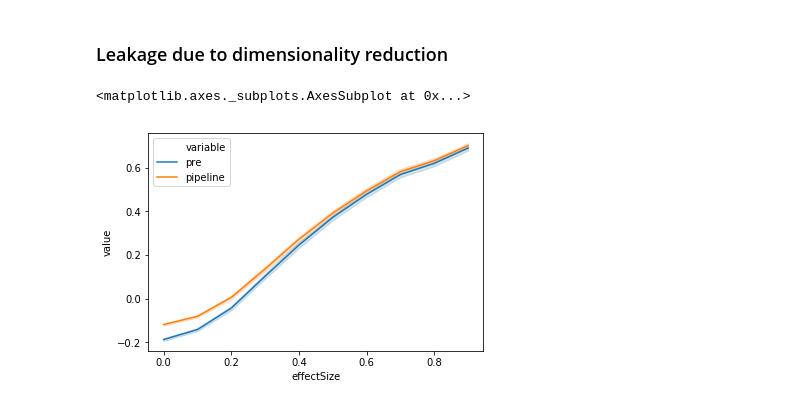
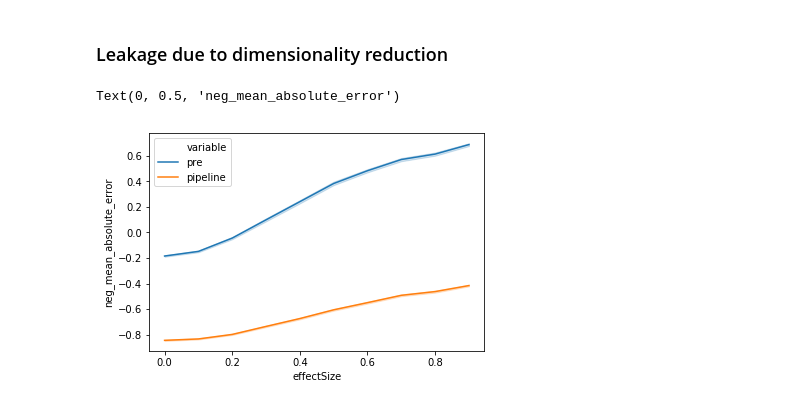
Before and after one commit to poldrack/PredictionCV, a Jupyter notebook: PredictionPaperFigures.ipynb, the cells around one changed output. Cells and saved outputs as stored; diff of their text form; code cells hidden in the pictures.

```diff
--- a/PredictionPaperFigures.ipynb
+++ b/PredictionPaperFigures.ipynb
@@ -543,7 +543,9 @@ hits 7173.913043478261
 import sklearn.decomposition
 from sklearn.pipeline import make_pipeline
 
-def run_pca_sim(npts=100,npredictors=20,nrelevant=5,effectsize=1,n_components=10):
+def run_pca_sim(npts=100,npredictors=20,nrelevant=5,
+                effectsize=1,n_components=10,
+                scoring='neg_mean_absolute_error'):
     # generate data
 
     # target variable
@@ -570,20 +572,21 @@ def run_pca_sim(npts=100,npredictors=20,nrelevant=5,effectsize=1,n_components=10
     # now run pca within the CV loop
     clf = make_pipeline(sklearn.decomposition.PCA(n_components=n_components), LinearRegression())
 
-    cv_scores_pipeline = cross_val_score(clf, X, y, cv=cv, scoring='explained_variance').mean()
+    cv_scores_pipeline = cross_val_score(clf, X, y, cv=cv, scoring=scoring).mean()
     return([cv_scores_pre,cv_scores_pipeline])
 # %%
 pca_sim_results = []
 nruns=1000
-
+scoring='neg_mean_absolute_error'
 for es in numpy.arange(0,1,.1):
     for i in range(nruns):
-        result = run_pca_sim(effectsize = es)
+        result = run_pca_sim(effectsize = es,scoring=scoring)
         pca_sim_results.append([es]+result)
 # %%
-pca_results_df = pandas.DataFrame.from_records(pca_sim_results,columns=['effectSize','pre','pipeline']).melt(id_vars=['effectSize'])
+pca_results_df_mae = pandas.DataFrame.from_records(pca_sim_results,columns=['effectSize','pre','pipeline']).melt(id_vars=['effectSize'])
 
-seaborn.lineplot(x='effectSize',y='value',hue='variable',data=pca_results_df)
+seaborn.lineplot(x='effectSize',y='value',hue='variable',data=pca_results_df_mae)
+plt.ylabel(scoring)
 # %% [output]
-<matplotlib.axes._subplots.AxesSubplot at 0x...>
+Text(0, 0.5, 'neg_mean_absolute_error')
-[figure, old version]
+[figure, new version]
```
Also changed, not shown: parts of 5 cells of this notebook.
